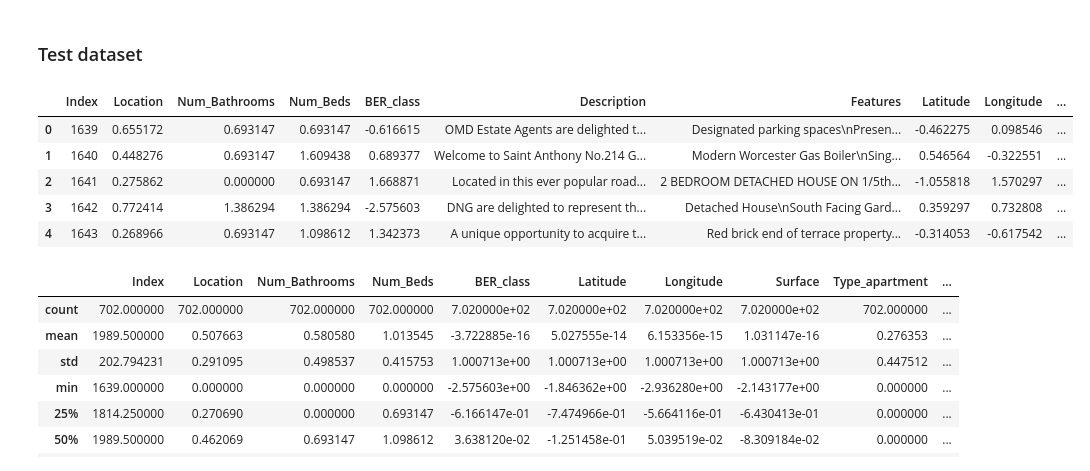
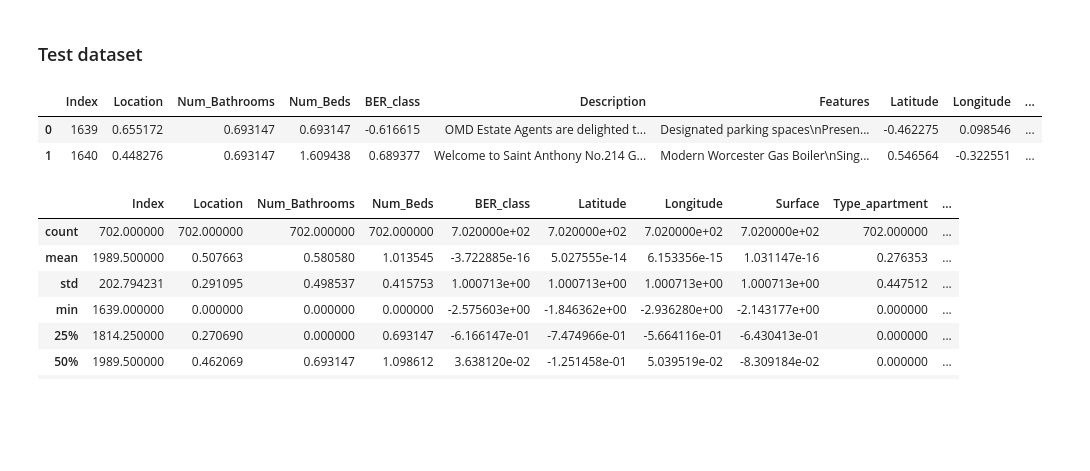
Before and after one commit to rb2022/ET5003_SEM1_2021-2, a Jupyter notebook: ET5003_Kaggle_RobertBarrett_20157347.ipynb, the cells around one changed output. Saved outputs shown, nothing was run; the diff lists cells and outputs as text; code cells hidden in the pictures; blank space fills up the shorter version.

```diff
--- a/ET5003_Kaggle_RobertBarrett_20157347.ipynb
+++ b/ET5003_Kaggle_RobertBarrett_20157347.ipynb
@@ -1233,14 +1245,11 @@ df_train.describe()
 ### Test dataset
 # %%
 # show first data frame rows
-df_test.head()
+df_test.head(2)
 # %% [output]
 |  | Index | Location | Num_Bathrooms | Num_Beds | BER_class | Description | Features | Latitude | Longitude | ... |
 | 0 | 1639 | 0.655172 | 0.693147 | 0.693147 | -0.616615 | OMD Estate Agents are delighted t... | Designated parking spaces\nPresen... | -0.462275 | 0.098546 | ... |
 | 1 | 1640 | 0.448276 | 0.693147 | 1.609438 | 0.689377 | Welcome to Saint Anthony No.214 G... | Modern Worcester Gas Boiler\nSing... | 0.546564 | -0.322551 | ... |
-| 2 | 1641 | 0.275862 | 0.000000 | 0.693147 | 1.668871 | Located in this ever popular road... | 2 BEDROOM DETACHED HOUSE ON 1/5th... | -1.055818 | 1.570297 | ... |
-| 3 | 1642 | 0.772414 | 1.386294 | 1.386294 | -2.575603 | DNG are delighted to represent th... | Detached House\nSouth Facing Gard... | 0.359297 | 0.732808 | ... |
-| 4 | 1643 | 0.268966 | 0.693147 | 1.098612 | 1.342373 | A unique opportunity to acquire t... | Red brick end of terrace property... | -0.314053 | -0.617542 | ... |
 # %%
 # Generate descriptive statistics
 df_test.describe()
```
Also changed, not shown: parts of 8 cells of this notebook.
